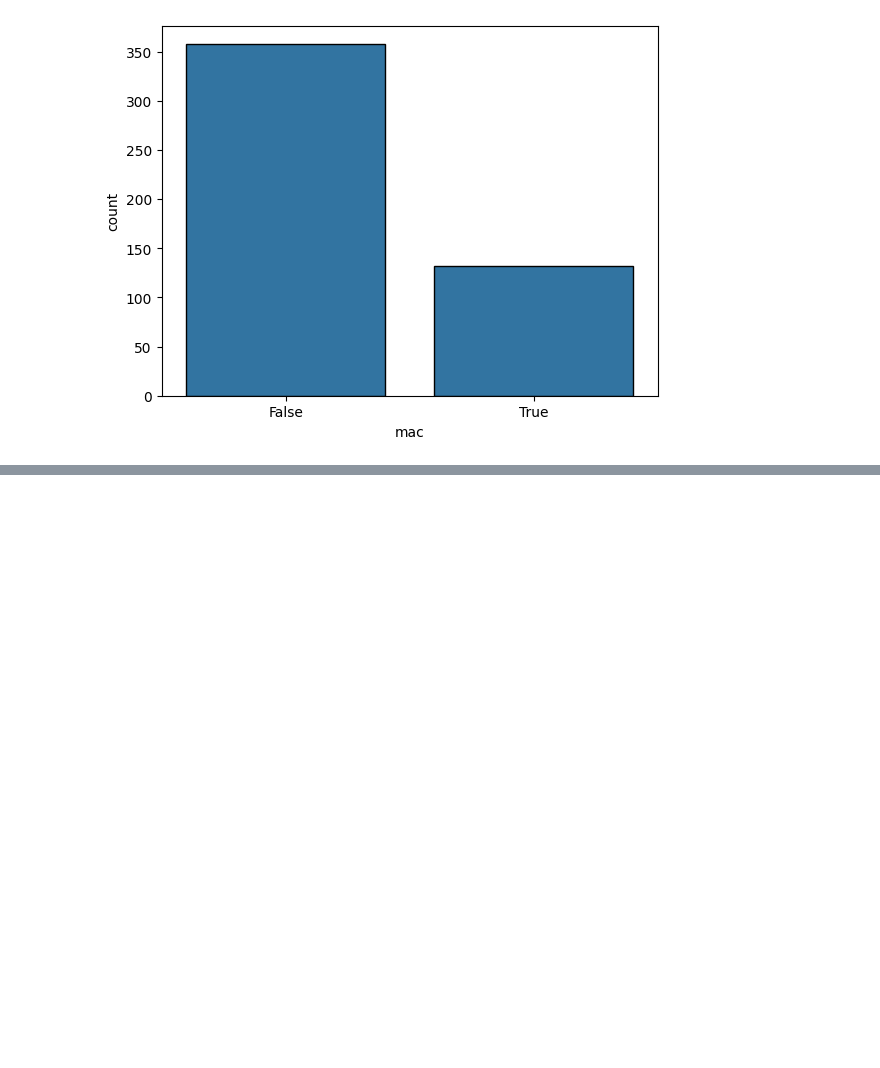
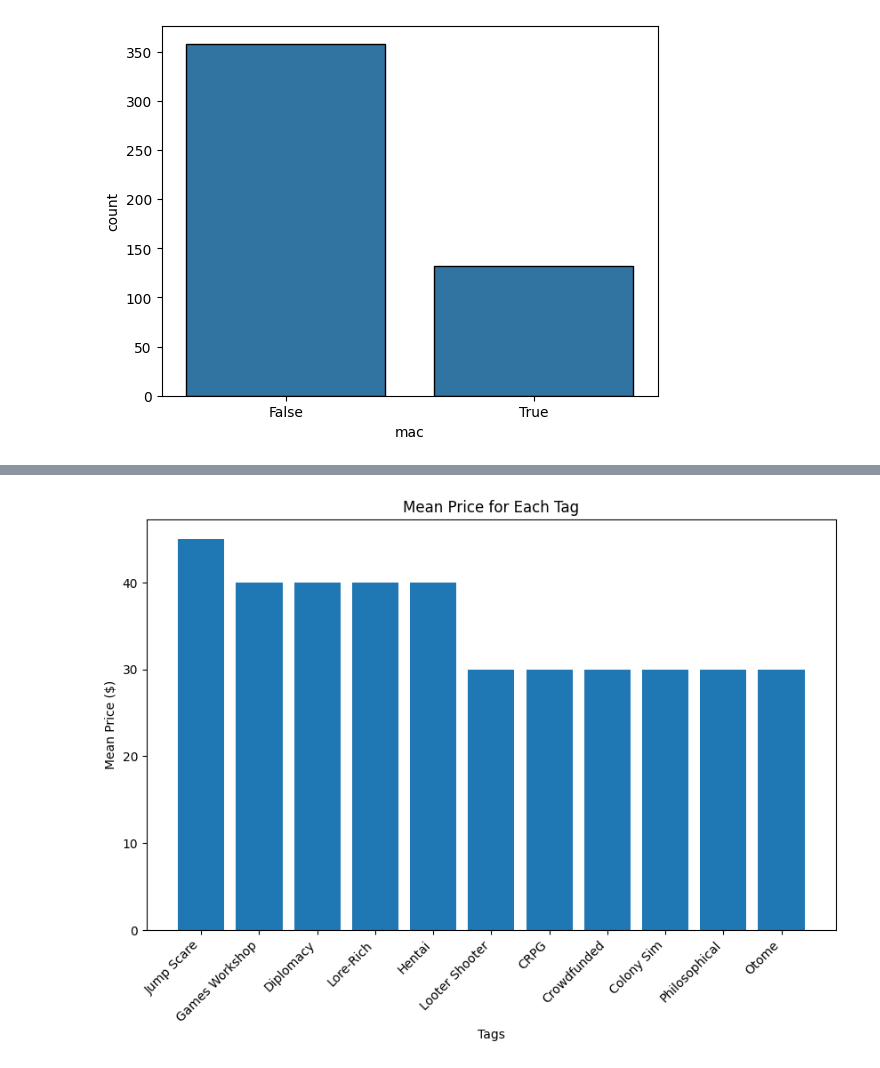
Before and after one commit to jbhiltscher/steam_project, a Jupyter notebook: SteamInsights/caroline_eda.ipynb, the cells around one changed output, grey strips where cells are left out. Saved outputs shown, nothing was run; the diff lists cells and outputs as text; code cells hidden in the pictures; blank space fills up the shorter version.

```diff
--- a/SteamInsights/caroline_eda.ipynb
+++ b/SteamInsights/caroline_eda.ipynb
@@ -295,6 +295,8 @@ plt.show()
 def square(n):
     '''Takes in a number n, returns the square of n'''
     return n**2
+# %%
+tags = pd.read_csv('data/tags.csv')
 # %%
 all_games.columns
 # %% [output]
@@ -374,0 +541,4 @@ plt.show()
+# %%
+graph_mean_tag_prices(which='most_exp', num=10, drop_zeroes=True)
+# %% [output]
+[figure, added]
```
Also changed, not shown: parts of 8 cells of this notebook, 6 other files.
